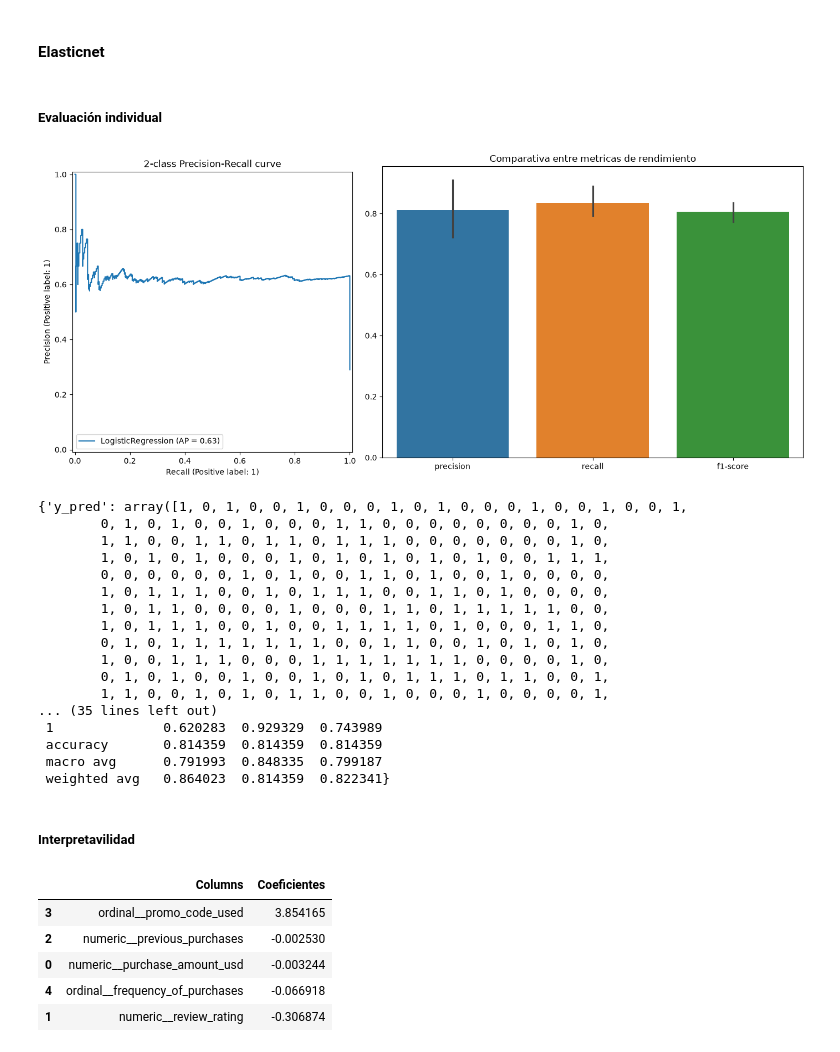
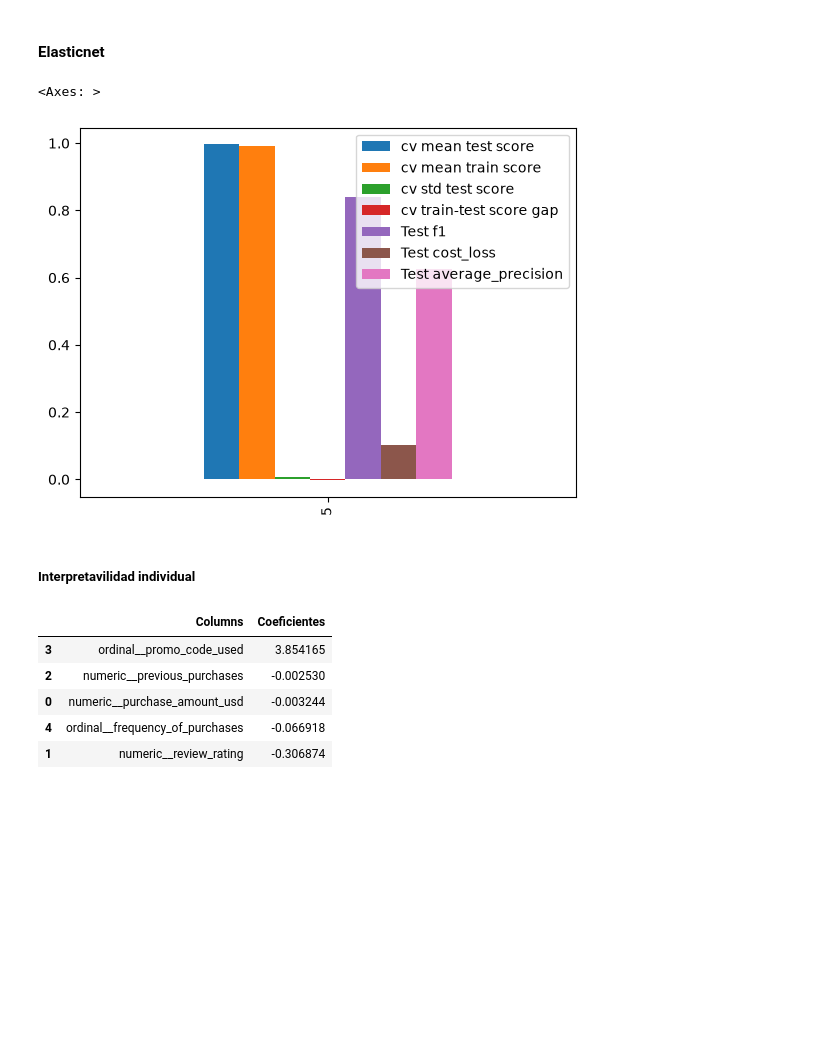
Before and after one commit to ianCristianAriel/2024-eeuu-comportamiento-consumidor, a Jupyter notebook: notebooks/5_machine_learning.ipynb, the cells around one changed output. Saved outputs shown, nothing was run; the diff lists cells and outputs as text; code cells hidden in the pictures; blank space fills up the shorter version.

```diff
--- a/notebooks/5_machine_learning.ipynb
+++ b/notebooks/5_machine_learning.ipynb
@@ -528,31 +531,13 @@ pd.DataFrame({'Columnas preprocesadas':nombres_variables, 'Importancia':decision
 pipeline_elasticnet_sin_reduccion = optimizer.search_objects[("ElasticNet", "Sin reducción")].best_estimator_
 # %%
 elasticnet_sin_reduccion = pipeline_elasticnet_sin_reduccion.named_steps['model']
+# %%
+df_experiments[(df_experiments['Modelo']=='ElasticNet') & (df_experiments['Reducción']=='Sin reducción')].plot(kind='bar')
+# %% [output]
+<Axes: >
+[figure, added]
 # %% [markdown]
-##### Evaluación individual
+##### Interpretavilidad individual
-# %%
-eval_model(model=elasticnet_sin_reduccion, is_classification=True, X=X_test, y=y_test)
-# %% [output]
-[figure, removed]
-{'y_pred': array([1, 0, 1, 0, 0, 1, 0, 0, 0, 1, 0, 1, 0, 0, 0, 1, 0, 0, 1, 0, 0, 1,
-        0, 1, 0, 1, 0, 0, 1, 0, 0, 0, 1, 1, 0, 0, 0, 0, 0, 0, 0, 0, 1, 0,
-        1, 1, 0, 0, 1, 1, 0, 1, 1, 0, 1, 1, 1, 0, 0, 0, 0, 0, 0, 0, 1, 0,
-        1, 0, 1, 0, 1, 0, 0, 0, 1, 0, 1, 0, 1, 0, 1, 0, 1, 0, 0, 1, 1, 1,
-        0, 0, 0, 0, 0, 0, 1, 0, 1, 0, 0, 1, 1, 0, 1, 0, 0, 1, 0, 0, 0, 0,
-        1, 0, 1, 1, 1, 0, 0, 1, 0, 1, 1, 1, 0, 0, 1, 1, 0, 1, 0, 0, 0, 0,
-        1, 0, 1, 1, 0, 0, 0, 0, 1, 0, 0, 0, 1, 1, 0, 1, 1, 1, 1, 1, 0, 0,
-        1, 0, 1, 1, 1, 0, 0, 1, 0, 0, 1, 1, 1, 1, 0, 1, 0, 0, 0, 1, 1, 0,
-        0, 1, 0, 1, 1, 1, 1, 1, 1, 1, 0, 0, 1, 1, 0, 0, 1, 0, 1, 0, 1, 0,
-        1, 0, 0, 1, 1, 1, 0, 0, 0, 1, 1, 1, 1, 1, 1, 1, 0, 0, 0, 0, 1, 0,
-        0, 1, 0, 1, 0, 0, 1, 0, 0, 1, 0, 1, 0, 1, 1, 1, 0, 1, 1, 0, 0, 1,
-        1, 1, 0, 0, 1, 0, 1, 0, 1, 1, 0, 0, 1, 0, 0, 0, 1, 0, 0, 0, 0, 1,
-... (35 lines left out)
- 1              0.620283  0.929329  0.743989
- accuracy       0.814359  0.814359  0.814359
- macro avg      0.791993  0.848335  0.799187
- weighted avg   0.864023  0.814359  0.822341}
-# %% [markdown]
-##### Interpretavilidad
 # %%
 pd.DataFrame({'Columns':preprocessor.get_feature_names_out(), 'Coeficientes':elasticnet_sin_reduccion.coef_[0]}).sort_values(by=['Coeficientes'], ascending=False)
 # %% [output]
```
Also changed, not shown: parts of 14 cells of this notebook, 2 other files.
